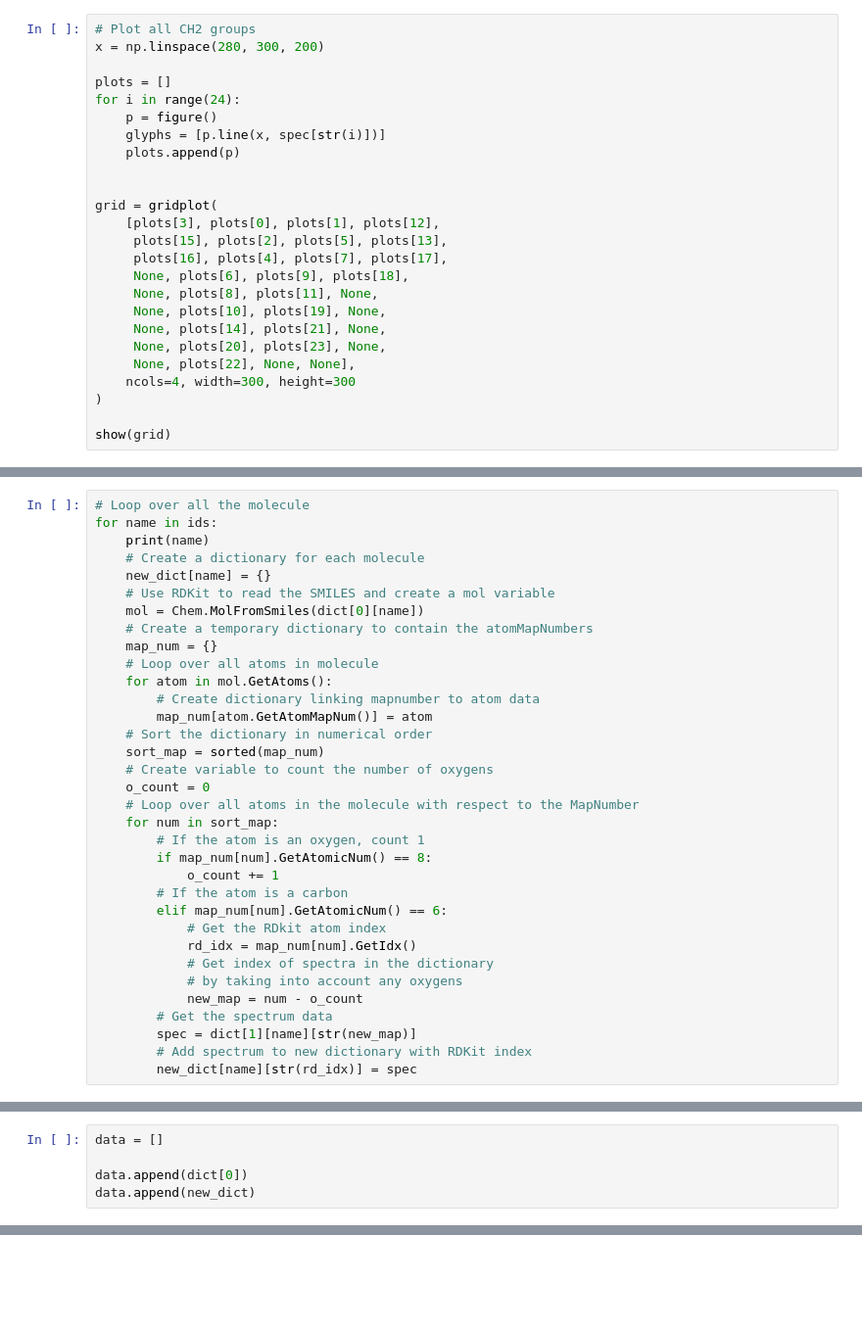
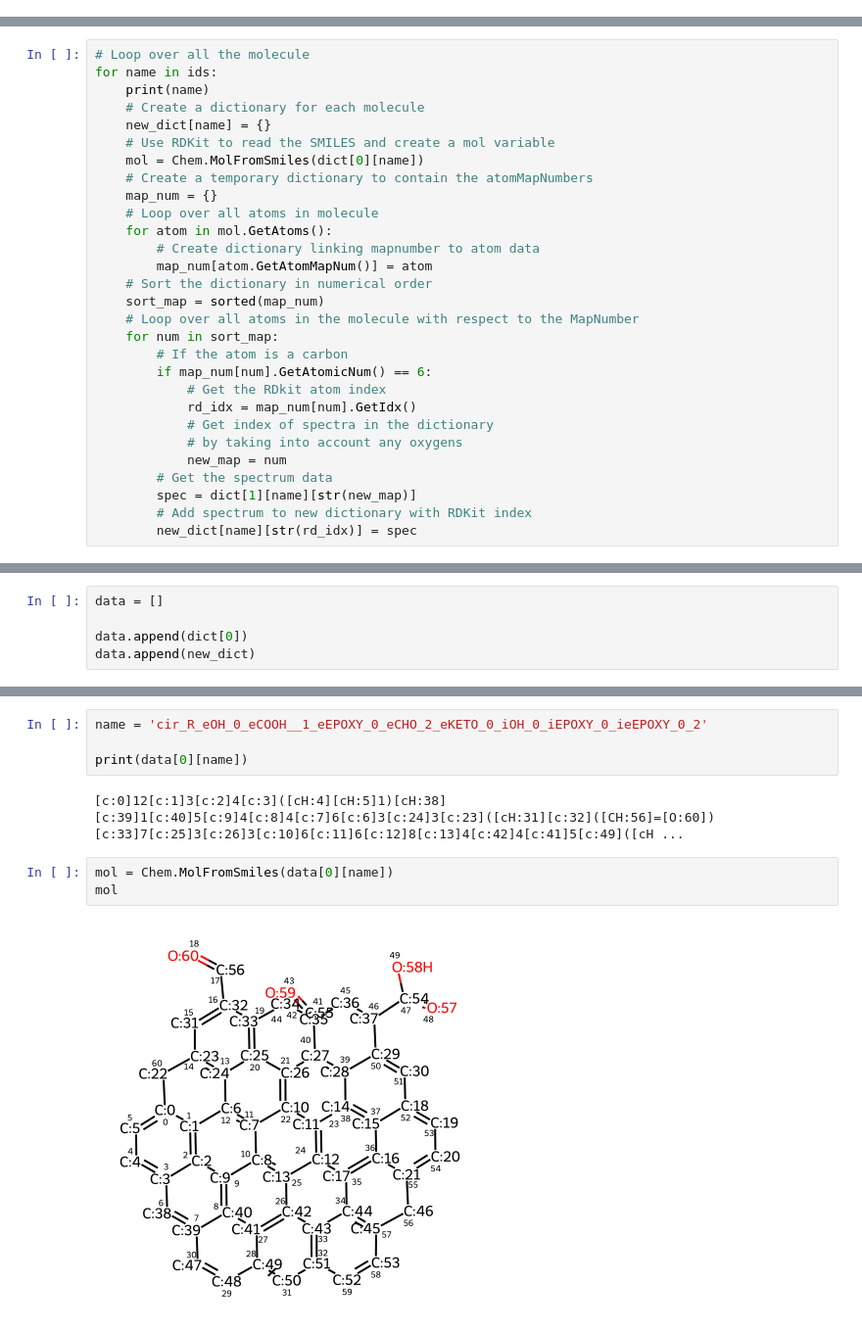
Before and after one commit to sam-j-hall/GO_molecule_GNN, a Jupyter notebook: view_data.ipynb, the cells around one changed output, grey strips where cells are left out. Shown at 98% size. Drawn from its saved outputs; the diff is of its cells as text; blank space fills up the shorter version.

```diff
--- a/view_data.ipynb
+++ b/view_data.ipynb
@@ -454,25 +460,0 @@ plt.show
-# %%
-# Plot all CH2 groups
-x = np.linspace(280, 300, 200)
-
-plots = []
-for i in range(24):
-    p = figure()
-    glyphs = [p.line(x, spec[str(i)])]
-    plots.append(p)
-
-
-grid = gridplot(
-    [plots[3], plots[0], plots[1], plots[12],
-     plots[15], plots[2], plots[5], plots[13],
-     plots[16], plots[4], plots[7], plots[17],
-     None, plots[6], plots[9], plots[18],
-     None, plots[8], plots[11], None,
-     None, plots[10], plots[19], None,
-     None, plots[14], plots[21], None,
-     None, plots[20], plots[23], None,
-     None, plots[22], None, None],
-    ncols=4, width=300, height=300
-)
-
-show(grid)
@@ -821,20 +809,15 @@ for name in ids:
         map_num[atom.GetAtomMapNum()] = atom
     # Sort the dictionary in numerical order
     sort_map = sorted(map_num)
-    # Create variable to count the number of oxygens
-    o_count = 0
     # Loop over all atoms in the molecule with respect to the MapNumber
     for num in sort_map:
-        # If the atom is an oxygen, count 1
-        if map_num[num].GetAtomicNum() == 8:
-            o_count += 1
         # If the atom is a carbon
-        elif map_num[num].GetAtomicNum() == 6:
+        if map_num[num].GetAtomicNum() == 6:
             # Get the RDkit atom index
             rd_idx = map_num[num].GetIdx()
             # Get index of spectra in the dictionary
             # by taking into account any oxygens
-            new_map = num - o_count
+            new_map = num
         # Get the spectrum data
         spec = dict[1][name][str(new_map)]
         # Add spectrum to new dictionary with RDKit index
@@ -861,0 +853,11 @@ with open('raw/data_coronene_4sets_0.6_new.json', 'w') as f:
+# %%
+name = 'cir_R_eOH_0_eCOOH__1_eEPOXY_0_eCHO_2_eKETO_0_iOH_0_iEPOXY_0_ieEPOXY_0_2'
+
+print(data[0][name])
+# %% [output]
+[c:0]12[c:1]3[c:2]4[c:3]([cH:4][cH:5]1)[cH:38][c:39]1[c:40]5[c:9]4[c:8]4[c:7]6[c:6]3[c:24]3[c:23]([cH:31][c:32]([CH:56]=[O:60])[c:33]7[c:25]3[c:26]3[c:10]6[c:11]6[c:12]8[c:13]4[c:42]4[c:41]5[c:49]([cH ...
+# %%
+mol = Chem.MolFromSmiles(data[0][name])
+mol
+# %% [output]
+[figure, added]
```
Also changed, not shown: parts of 14 cells of this notebook.
